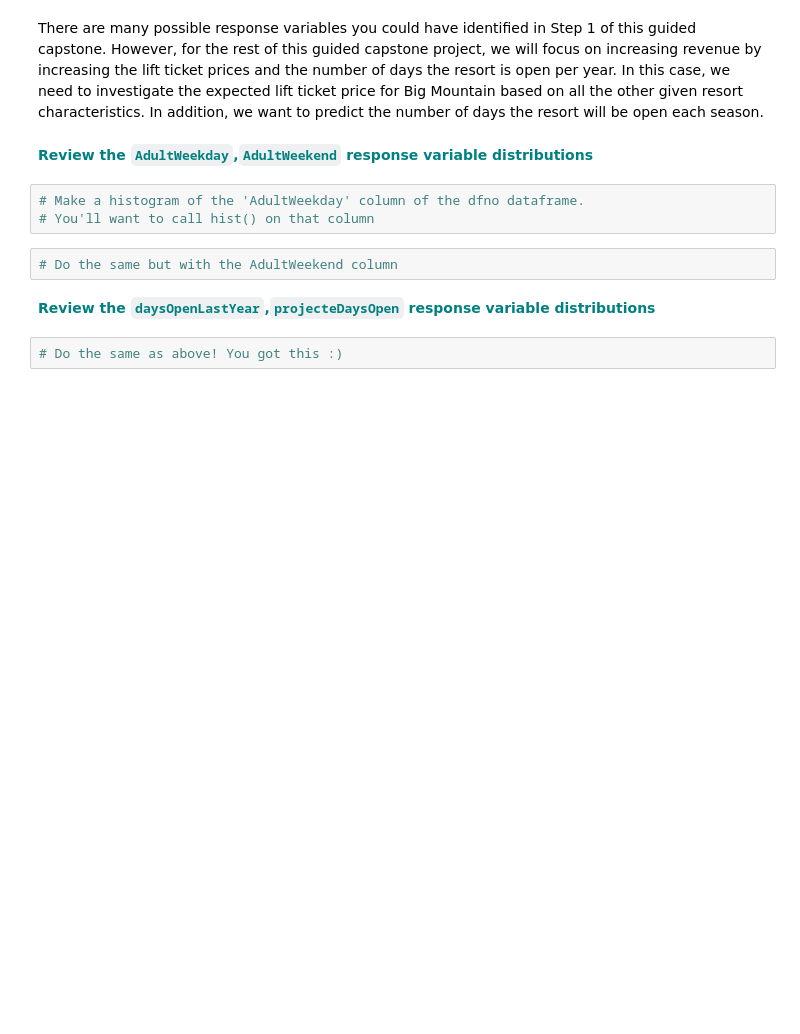
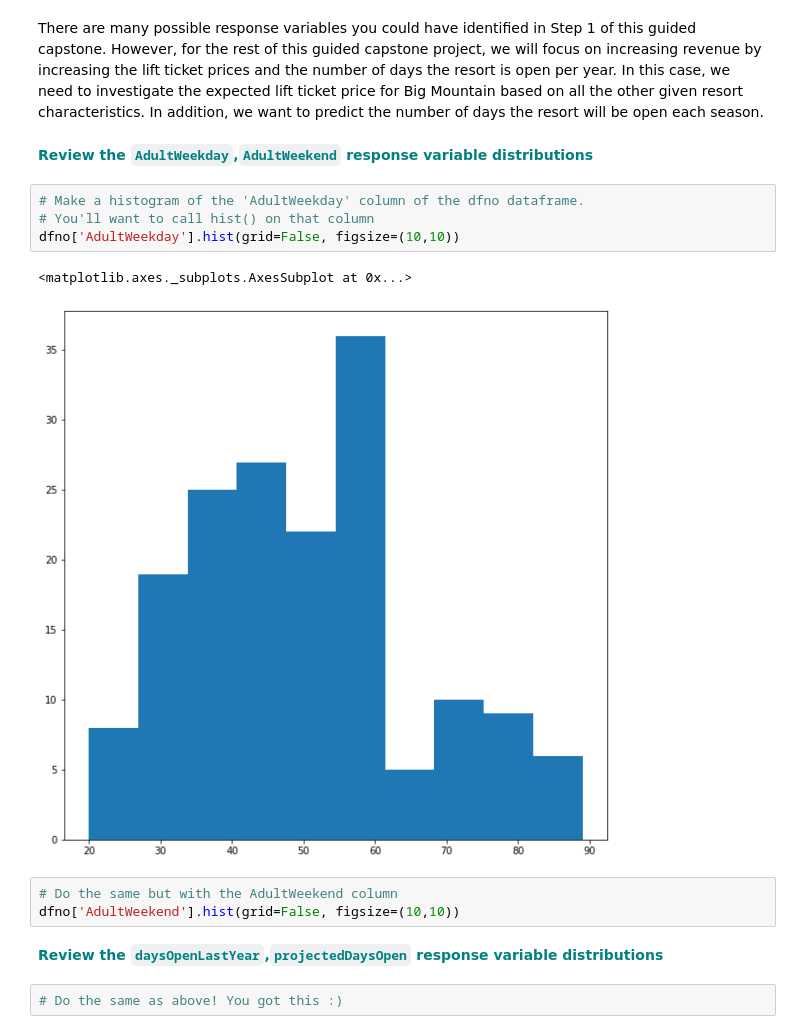
Before and after one commit to dj-m/GuidedCapstone, a Jupyter notebook: ExploratoryDataAnalysis/GuidedCapstoneStep3HL.ipynb, the cells around one changed output. Cells and saved outputs as stored; diff of their text form; blank space fills up the shorter version.

```diff
--- a/ExploratoryDataAnalysis/GuidedCapstoneStep3HL.ipynb
+++ b/ExploratoryDataAnalysis/GuidedCapstoneStep3HL.ipynb
@@ -224,9 +204,14 @@ There are many possible response variables you could have identified in Step 1 o
 # %%
 # Make a histogram of the 'AdultWeekday' column of the dfno dataframe.
 # You'll want to call hist() on that column
+dfno['AdultWeekday'].hist(grid=False, figsize=(10,10))
+# %% [output]
+<matplotlib.axes._subplots.AxesSubplot at 0x...>
+[figure, added]
 # %%
 # Do the same but with the AdultWeekend column
+dfno['AdultWeekend'].hist(grid=False, figsize=(10,10))
 # %% [markdown]
-<font color='teal'>**Review the `daysOpenLastYear`,`projecteDaysOpen` response variable distributions**</font>
+<font color='teal'>**Review the `daysOpenLastYear`,`projectedDaysOpen` response variable distributions**</font>
 # %%
 # Do the same as above! You got this :)
```
Also changed, not shown: parts of 19 cells of this notebook, 1 other file.
